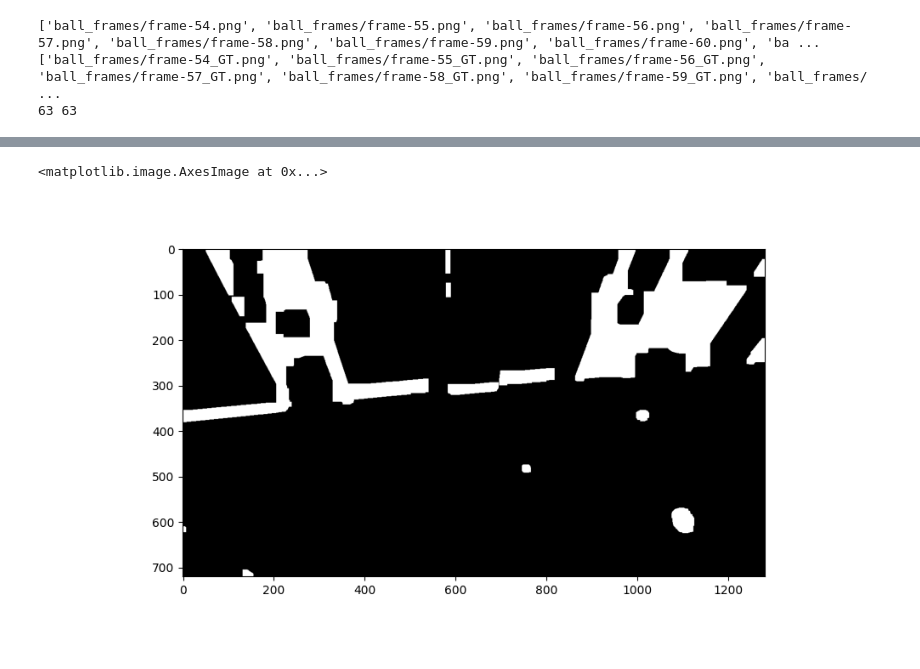
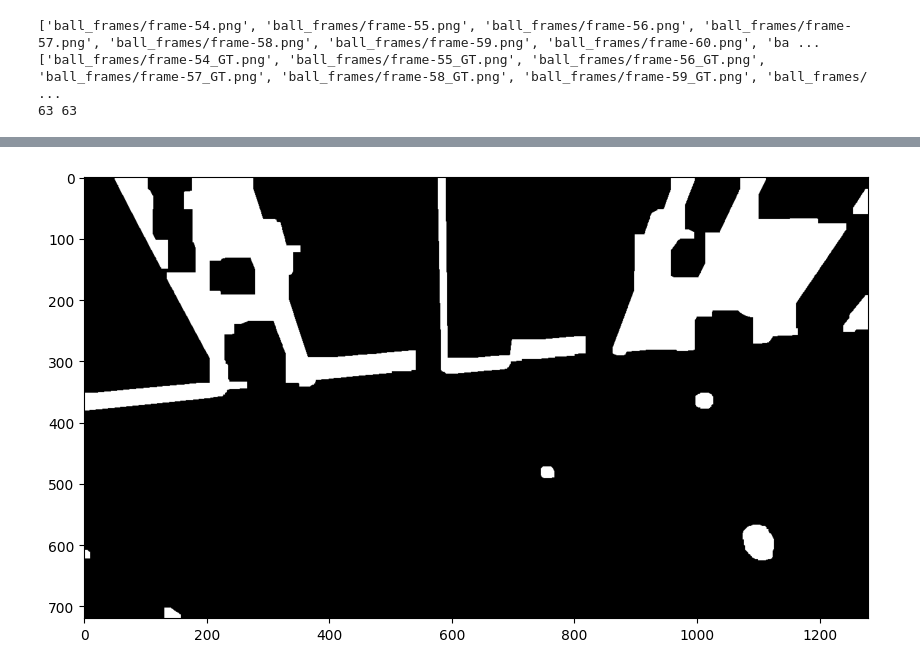
Before and after one commit to LiyouZhou/MScRAS_CV, a Jupyter notebook: assessment/code/assessment.ipynb, the cells around one changed output, grey strips where cells are left out. Cells and saved outputs as stored; diff of their text form; code cells hidden in the pictures.

```diff
--- a/assessment/code/assessment.ipynb
+++ b/assessment/code/assessment.ipynb
@@ -168,17 +195,28 @@ plt.imshow(img2, cmap='gray')
 # %%
+def ball_detection_morph(img, edge_only=False):
+    edges = cv2.Canny(img,100,200)
+    kernel = np.ones((3,3),np.uint8)
+
+    if edge_only:
+        return edges
+    # img = cv2.morphologyEx(edges, cv2.MORPH_CLOSE, kernel, iterations=2)
+    # img = cv2.morphologyEx(img, cv2.MORPH_OPEN, kernel)
+    img = cv2.morphologyEx(edges, cv2.MORPH_CLOSE, kernel, iterations=20)
+    img = cv2.morphologyEx(img, cv2.MORPH_OPEN, kernel, iterations=5)
+    # contours, hierarchy = cv2.findContours(opening, cv2.RETR_TREE, cv2.CHAIN_APPROX_SIMPLE)
+    # result = cv2.drawContours(img, contours, -1, (0,255,0), -1)
+
+    return img
+
 img1 = cv2.imread(ball_frame_files[50])
-edges = cv2.Canny(img1,100,200)
-kernel = np.ones((3,3),np.uint8)
+img1 = ball_detection_morph(img1, edge_only=True)
+plt.imshow(img1, cmap='gray')
+plt.tight_layout()
+plt.savefig('../report/figures/edge_detection.png')
 
-# img1 = cv2.morphologyEx(edges, cv2.MORPH_CLOSE, kernel, iterations=2)
-# img1 = cv2.morphologyEx(img1, cv2.MORPH_OPEN, kernel)
-img1 = cv2.morphologyEx(edges, cv2.MORPH_CLOSE, kernel, iterations=20)
-img1 = cv2.morphologyEx(img1, cv2.MORPH_OPEN, kernel, iterations=5)
-# contours, hierarchy = cv2.findContours(opening, cv2.RETR_TREE, cv2.CHAIN_APPROX_SIMPLE)
-# result = cv2.drawContours(img1, contours, -1, (0,255,0), -1)
-
-plt.figure()
+img1 = ball_detection_morph(img1)
 plt.imshow(img1, cmap='gray')
+plt.tight_layout()
+plt.savefig('../report/figures/morph_mask.png')
 # %% [output]
-<matplotlib.image.AxesImage at 0x...>
-[figure, old version]
+[figure, new version]
```
Also changed, not shown: parts of 16 cells of this notebook, 46 other files.
